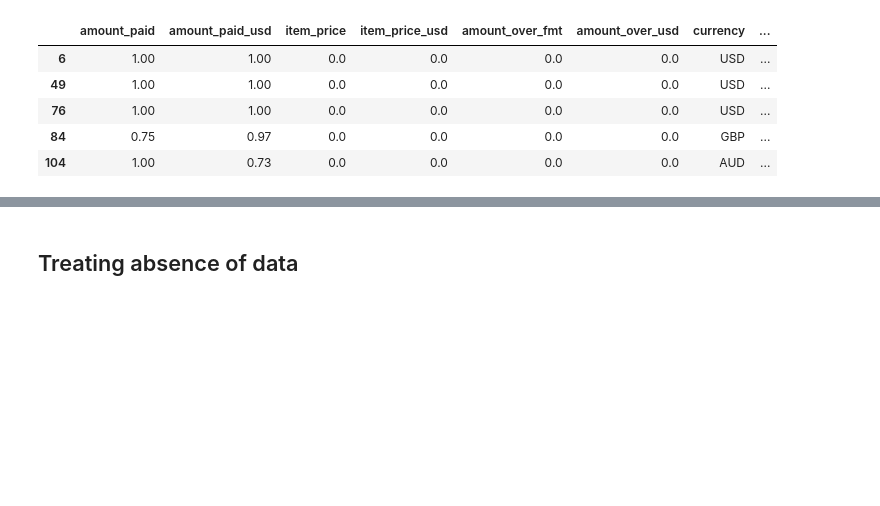
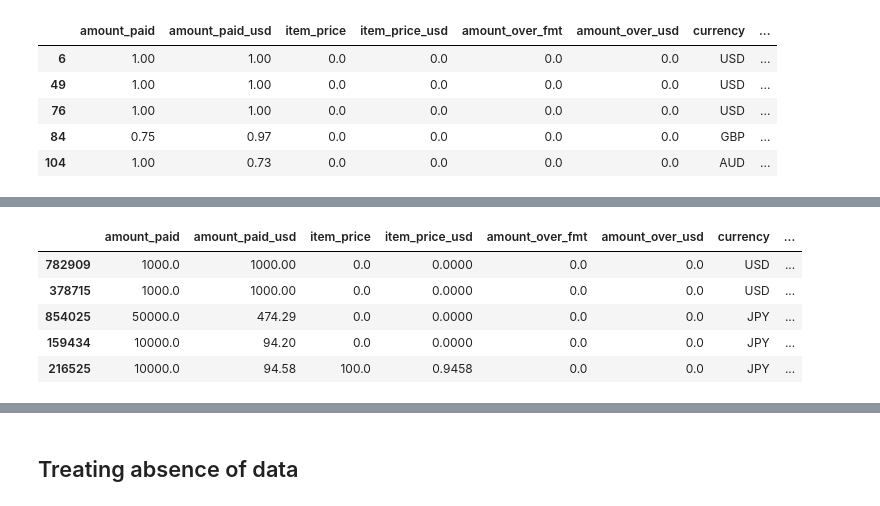
Before and after one commit to Funnear/midproject-bandcamp-insights, a Jupyter notebook: notebooks/2-1_EDA.ipynb, the cells around one changed output, grey strips where cells are left out. Cells and saved outputs as stored; diff of their text form; code cells hidden in the pictures; blank space fills up the shorter version.

```diff
--- a/notebooks/2-1_EDA.ipynb
+++ b/notebooks/2-1_EDA.ipynb
@@ -532,0 +593,9 @@ Rows with item_price == 0: 73757
+# %%
+df[columns_money].sort_values(by="fee", ascending=False).head()
+# %% [output]
+|  | amount_paid | amount_paid_usd | item_price | item_price_usd | amount_over_fmt | amount_over_usd | currency | ... |
+| 782909 | 1000.0 | 1000.00 | 0.0 | 0.0000 | 0.0 | 0.0 | USD | ... |
+| 378715 | 1000.0 | 1000.00 | 0.0 | 0.0000 | 0.0 | 0.0 | USD | ... |
+| 854025 | 50000.0 | 474.29 | 0.0 | 0.0000 | 0.0 | 0.0 | JPY | ... |
+| 159434 | 10000.0 | 94.20 | 0.0 | 0.0000 | 0.0 | 0.0 | JPY | ... |
+| 216525 | 10000.0 | 94.58 | 100.0 | 0.9458 | 0.0 | 0.0 | JPY | ... |
```
Also changed, not shown: parts of 23 cells of this notebook, 2 other files.
